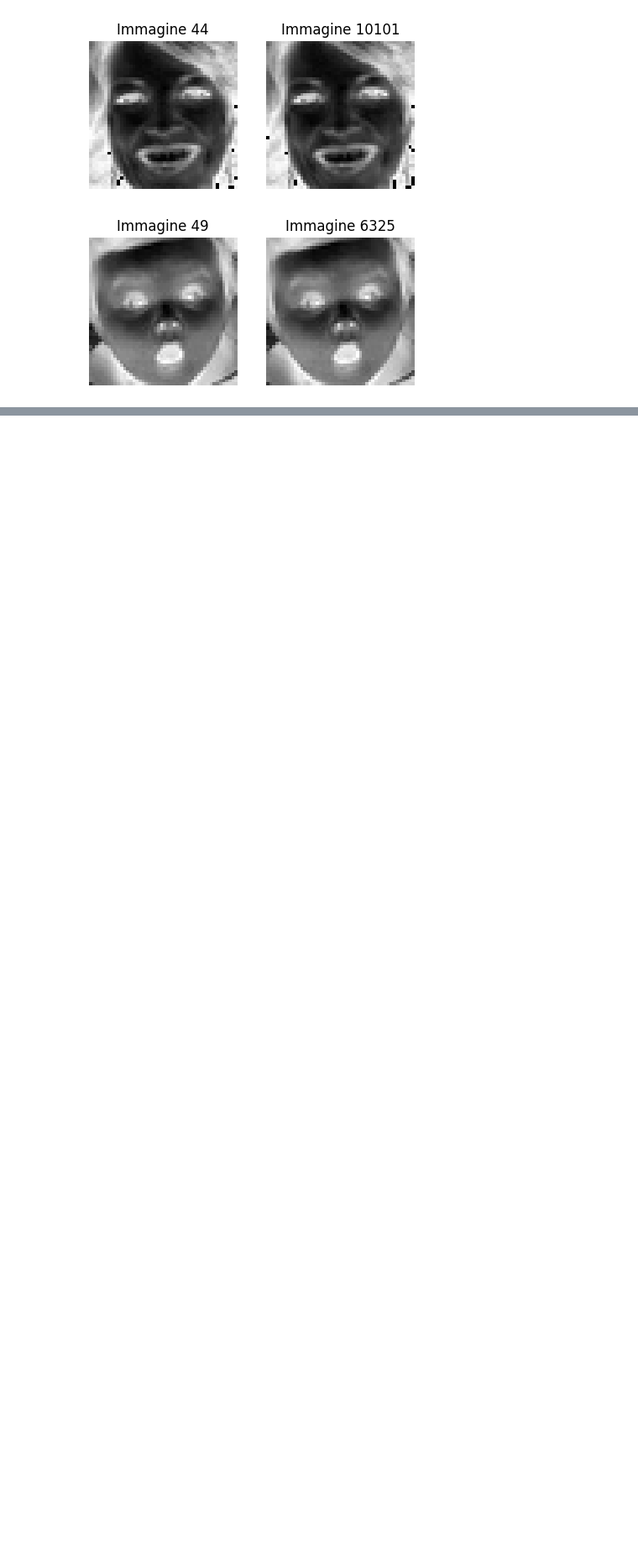
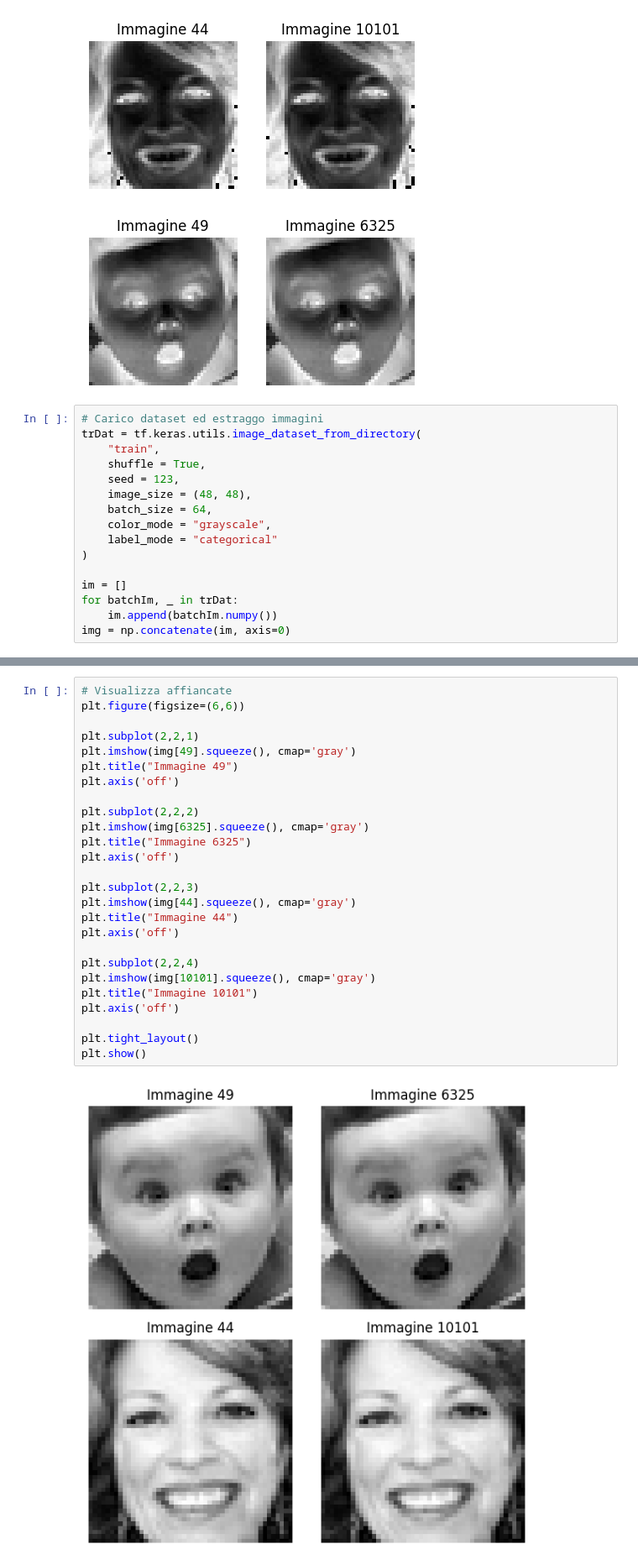
Before and after one commit to Negrini085/DeepLearning, a Jupyter notebook: Progetto/Dataset/dataset.ipynb, the cells around one changed output, grey strips where cells are left out. Shown at 84% size. Saved outputs shown, nothing was run; the diff lists cells and outputs as text; blank space fills up the shorter version.

```diff
--- a/Progetto/Dataset/dataset.ipynb
+++ b/Progetto/Dataset/dataset.ipynb
@@ -264,3 +264,19 @@ Trovate 5 coppie di immagini simili
 [figure]
 [figure]
 [figure]
+# %%
+# Carico dataset ed estraggo immagini
+trDat = tf.keras.utils.image_dataset_from_directory(
+    "train",
+    shuffle = True,
+    seed = 123,
+    image_size = (48, 48),
+    batch_size = 64,
+    color_mode = "grayscale",
+    label_mode = "categorical"
+)
+
+im = []
+for batchIm, _ in trDat:
+    im.append(batchIm.numpy())
+img = np.concatenate(im, axis=0)
@@ -266,0 +286,28 @@ Trovate 5 coppie di immagini simili
+# %%
+# Visualizza affiancate
+plt.figure(figsize=(6,6))
+
+plt.subplot(2,2,1)
+plt.imshow(img[49].squeeze(), cmap='gray')
+plt.title("Immagine 49")
+plt.axis('off')
+
+plt.subplot(2,2,2)
+plt.imshow(img[6325].squeeze(), cmap='gray')
+plt.title("Immagine 6325")
+plt.axis('off')
+
+plt.subplot(2,2,3)
+plt.imshow(img[44].squeeze(), cmap='gray')
+plt.title("Immagine 44")
+plt.axis('off')
+
+plt.subplot(2,2,4)
+plt.imshow(img[10101].squeeze(), cmap='gray')
+plt.title("Immagine 10101")
+plt.axis('off')
+
+plt.tight_layout()
+plt.show()
+# %% [output]
+[figure, added]
```
Also changed, not shown: parts of 1 cell of this notebook, 2 other files.
